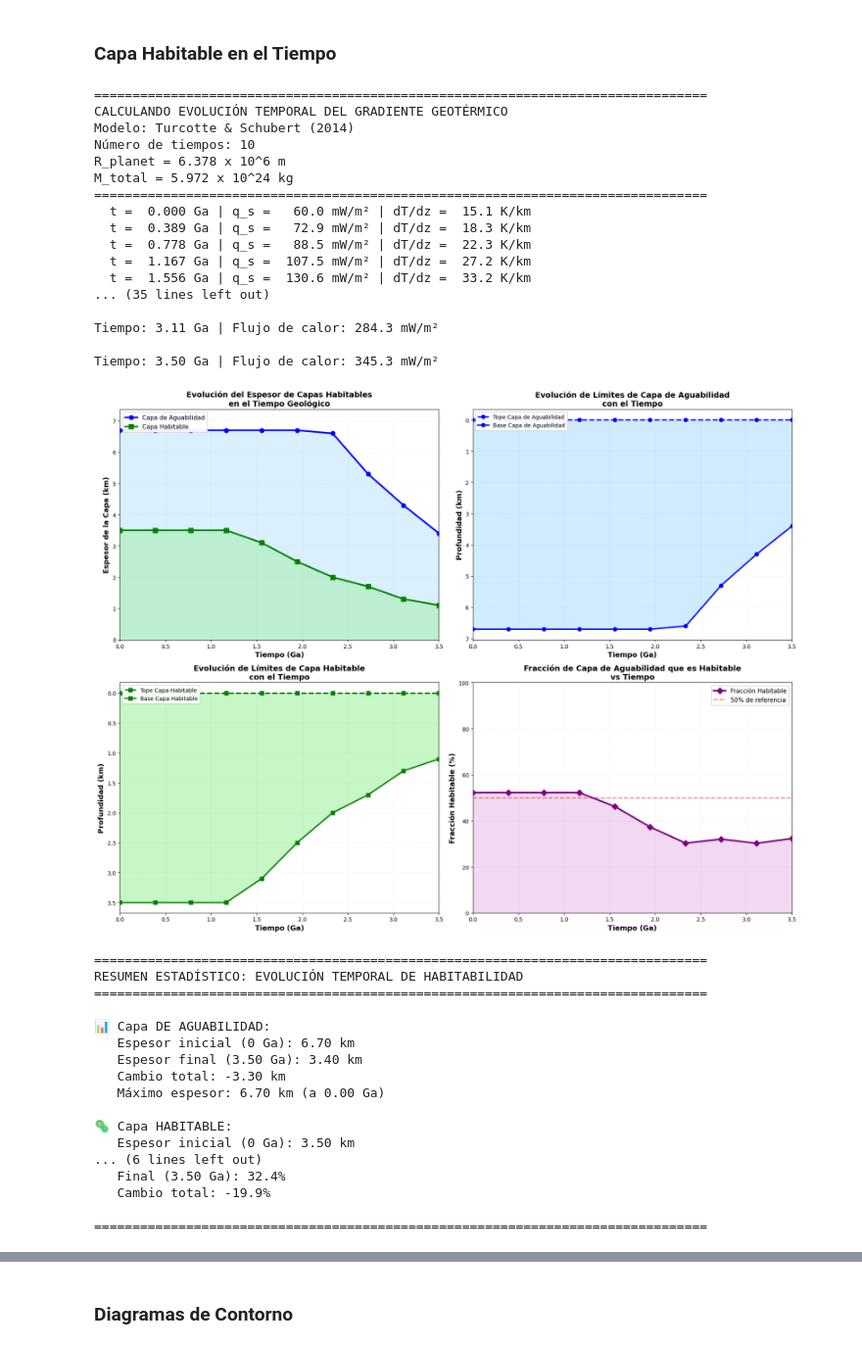
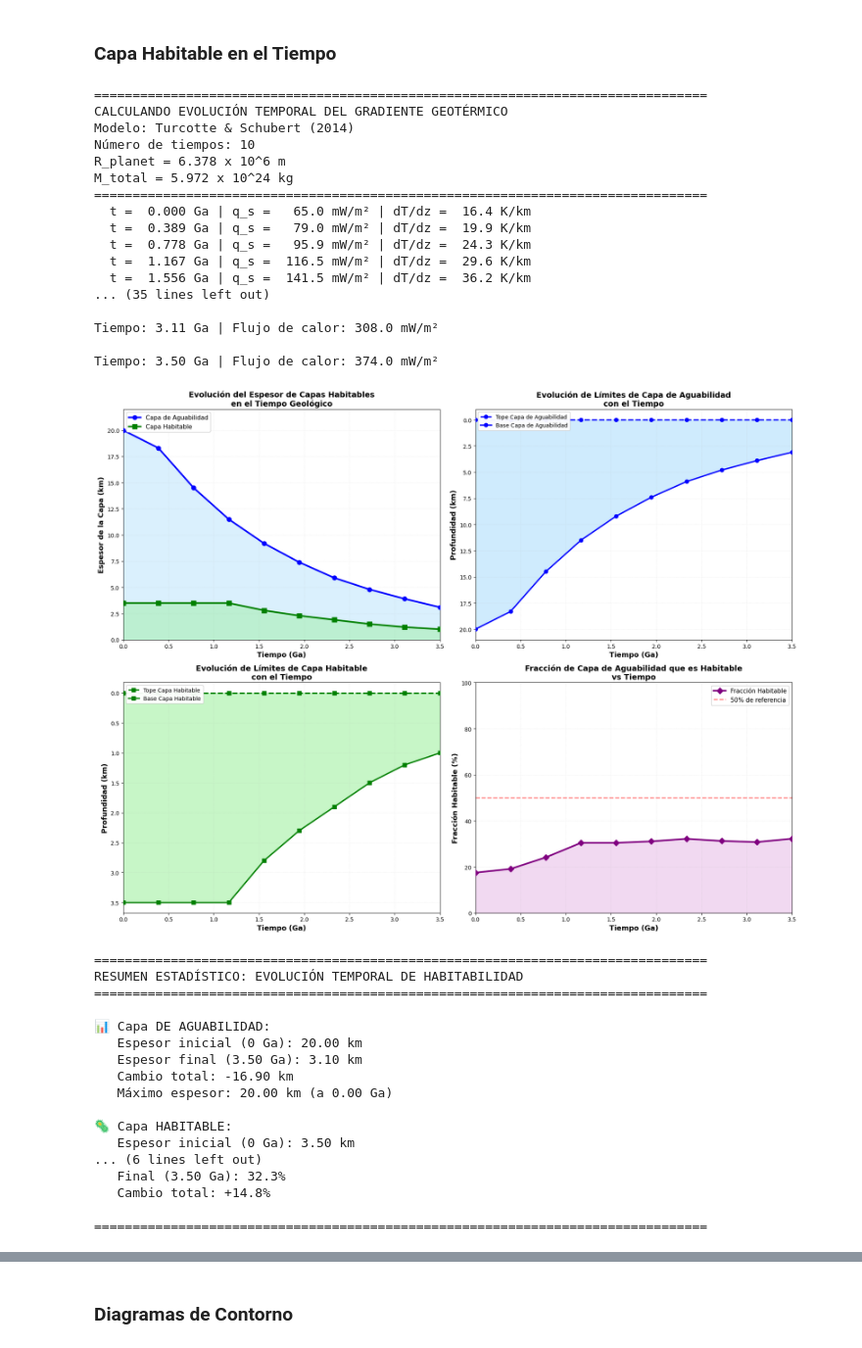
Before and after one commit to Santiago-Orjuela/Hab3D, a Jupyter notebook: Codigos-Scripts/Aguabilidad-Tierra.ipynb, the cells around one changed output, grey strips where cells are left out. Shown at 98% size. Saved outputs shown, nothing was run; the diff lists cells and outputs as text; code cells hidden in the pictures.

```diff
--- a/Codigos-Scripts/Aguabilidad-Tierra.ipynb
+++ b/Codigos-Scripts/Aguabilidad-Tierra.ipynb
@@ -1592,7 +1515,7 @@ def habitability_vs_time_geological(rocks,
 
         # Calcular Capas de habitabilidad
         liquid_data = find_liquid_zone(df_profile, information=False)
-        habitable_data = find_habitable_zone(liquid_data['liquid_zone'], df_profile, information=False)
+        habitable_data = find_habitable_zone(liquid_data['indices'], df_profile, information=False)
 
         # Almacenar datos de Capa de aguabilidad
         if liquid_data['liquid_zone'] is not None:
@@ -1793,43 +1716,43 @@ def plots_habitability_vs_time_geological(data_time):
 # %%
 data_time = habitability_vs_time_geological(rocks=rocks,
                                 R_planet=Re,
                                 M_planet=Me,
-                                q0=60e-3,
+                                q0=65e-3,
                                 information=False)
 plots_habitability_vs_time_geological(data_time)
 # %% [output]
 ================================================================================
 CALCULANDO EVOLUCIÓN TEMPORAL DEL GRADIENTE GEOTÉRMICO
 Modelo: Turcotte & Schubert (2014)
 Número de tiempos: 10
 R_planet = 6.378 x 10^6 m
 M_total = 5.972 x 10^24 kg
 ================================================================================
-  t =  0.000 Ga | q_s =   60.0 mW/m² | dT/dz =  15.1 K/km
-  t =  0.389 Ga | q_s =   72.9 mW/m² | dT/dz =  18.3 K/km
-  t =  0.778 Ga | q_s =   88.5 mW/m² | dT/dz =  22.3 K/km
-  t =  1.167 Ga | q_s =  107.5 mW/m² | dT/dz =  27.2 K/km
-  t =  1.556 Ga | q_s =  130.6 mW/m² | dT/dz =  33.2 K/km
+  t =  0.000 Ga | q_s =   65.0 mW/m² | dT/dz =  16.4 K/km
+  t =  0.389 Ga | q_s =   79.0 mW/m² | dT/dz =  19.9 K/km
+  t =  0.778 Ga | q_s =   95.9 mW/m² | dT/dz =  24.3 K/km
+  t =  1.167 Ga | q_s =  116.5 mW/m² | dT/dz =  29.6 K/km
+  t =  1.556 Ga | q_s =  141.5 mW/m² | dT/dz =  36.2 K/km
 ... (35 lines left out)
 
-Tiempo: 3.11 Ga | Flujo de calor: 284.3 mW/m²
+Tiempo: 3.11 Ga | Flujo de calor: 308.0 mW/m²
 
-Tiempo: 3.50 Ga | Flujo de calor: 345.3 mW/m²
+Tiempo: 3.50 Ga | Flujo de calor: 374.0 mW/m²
-[figure, old version]
+[figure, new version]
 ================================================================================
 RESUMEN ESTADÍSTICO: EVOLUCIÓN TEMPORAL DE HABITABILIDAD
 ================================================================================
 
 📊 Capa DE AGUABILIDAD:
-   Espesor inicial (0 Ga): 6.70 km
-   Espesor final (3.50 Ga): 3.40 km
-   Cambio total: -3.30 km
-   Máximo espesor: 6.70 km (a 0.00 Ga)
+   Espesor inicial (0 Ga): 20.00 km
+   Espesor final (3.50 Ga): 3.10 km
+   Cambio total: -16.90 km
+   Máximo espesor: 20.00 km (a 0.00 Ga)
 
 🦠 Capa HABITABLE:
    Espesor inicial (0 Ga): 3.50 km
 ... (6 lines left out)
-   Final (3.50 Ga): 32.4%
-   Cambio total: -19.9%
+   Final (3.50 Ga): 32.3%
+   Cambio total: +14.8%
 
 ================================================================================
```
Also changed, not shown: parts of 40 cells of this notebook, 6 other files.
